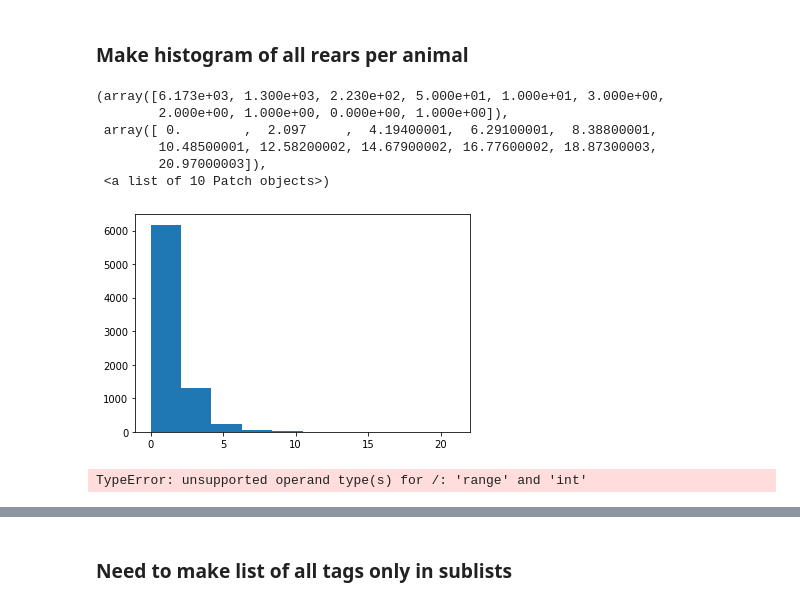
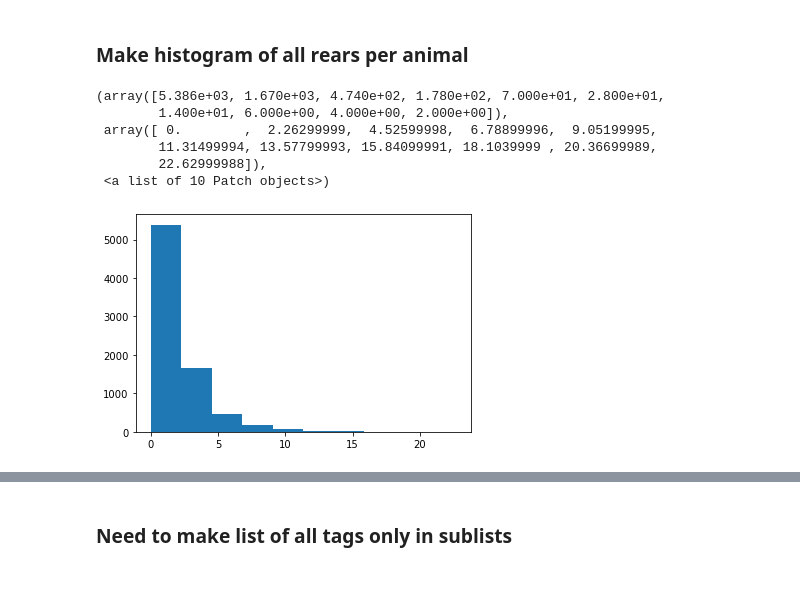
Before and after one commit to Fabalinks/Rearing_analysis, a Jupyter notebook: Code/20211201_FS_rearing_dynamics_PLOTTING.ipynb, the cells around one changed output, grey strips where cells are left out. Saved outputs shown, nothing was run; the diff lists cells and outputs as text; code cells hidden in the pictures.

Commit message:
changed histogram scale

```diff
--- a/Code/20211201_FS_rearing_dynamics_PLOTTING.ipynb
+++ b/Code/20211201_FS_rearing_dynamics_PLOTTING.ipynb
@@ -14,7 +14,9 @@ import os
 import fnmatch
 import rear_analysis
 import h5py
+import statistics
 processed= 'C:/Users/Fabian/Desktop/Analysis/Round3_FS03_FS06/processed/'
+processed= 'C:/Users/Fabian/Desktop/Rearing_analysis/processed'
 # %%
 rat_ID = 'FS11'
 
@@ -73,34 +76,29 @@ def allkeys(obj):
                 keys = keys + (value.name,)
     return keys
 # %%
-rat_ID= 'FS11'
-
+rat_ID= 'FS08'
 
 with h5py.File(processed+'/'+ rat_ID +'/' +rat_ID +'.h5', 'r')  as rat:
     keys = allkeys(rat)
     lenght = []
     for key in keys:
         #print(key)
         if len(key)>17:
             rear = rat.get(key)
             lenght.append((rear[-1][0]-rear[0][0]))
             #plt.plot(rear[:,2])
 plt.hist(lenght,)
 
 #     keys= (list(rat.keys()))
 #     for key in keys:
 #         if isinstance(value, h5py.Group):
 #                 keys = keys + allkeys(value)
 #         rear_num=(list(rat.get(keys).keys()))
 # %% [output]
-(array([6.173e+03, 1.300e+03, 2.230e+02, 5.000e+01, 1.000e+01, 3.000e+00,
-        2.000e+00, 1.000e+00, 0.000e+00, 1.000e+00]),
- array([ 0.        ,  2.097     ,  4.19400001,  6.29100001,  8.38800001,
-        10.48500001, 12.58200002, 14.67900002, 16.77600002, 18.87300003,
-        20.97000003]),
+(array([5.386e+03, 1.670e+03, 4.740e+02, 1.780e+02, 7.000e+01, 2.800e+01,
+        1.400e+01, 6.000e+00, 4.000e+00, 2.000e+00]),
+ array([ 0.        ,  2.26299999,  4.52599998,  6.78899996,  9.05199995,
+        11.31499994, 13.57799993, 15.84099991, 18.1039999 , 20.36699989,
+        22.62999988]),
  <a list of 10 Patch objects>)
-[figure, old version]
+[figure, new version]
-# %%
-k=range(0,500,1)
-# %% [output]
-TypeError: unsupported operand type(s) for /: 'range' and 'int'
```
Also changed, not shown: parts of 4 cells of this notebook, 1 other file.
